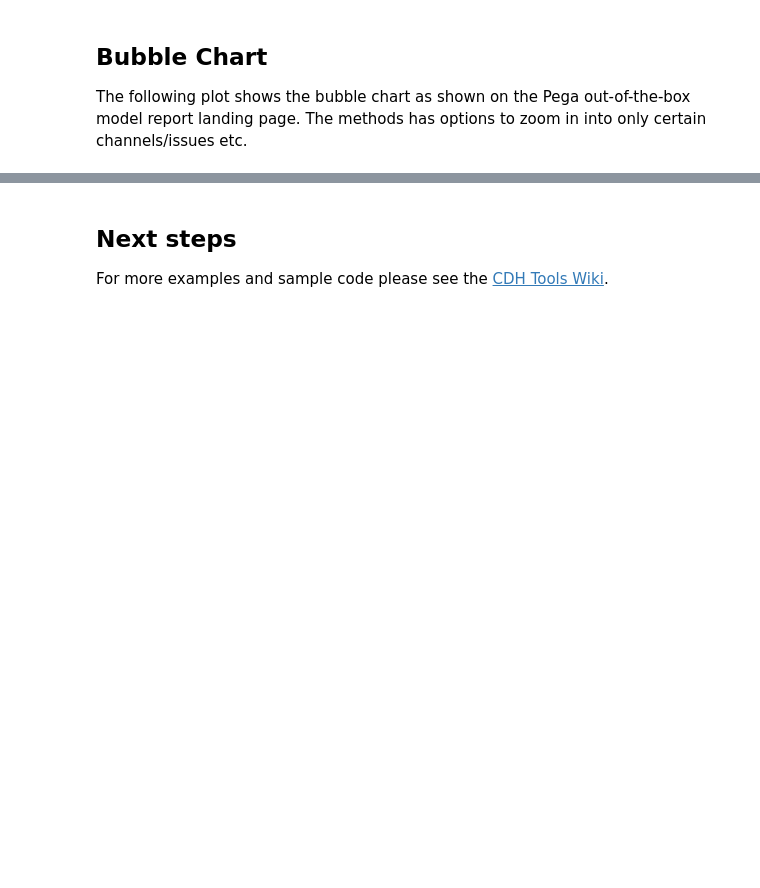
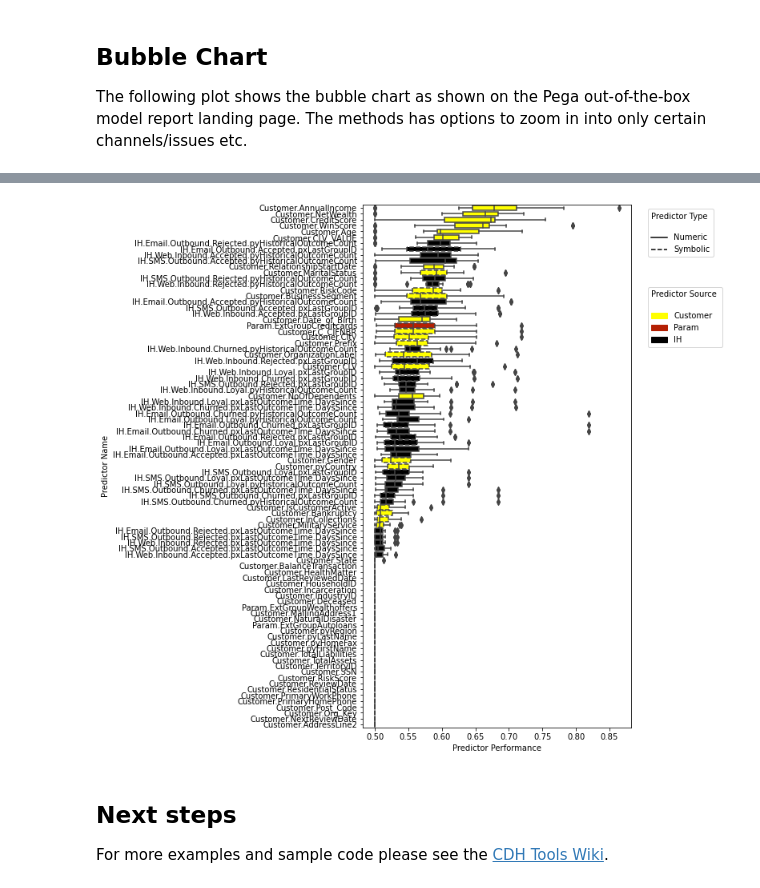
Before and after one commit to pegasystems/pega-datascientist-tools, a Jupyter notebook: examples/helloworld/hello_cdhtools.ipynb, the cells around one changed output, grey strips where cells are left out. Drawn from its saved outputs; the diff is of its cells as text; code cells hidden in the pictures; blank space fills up the shorter version.

```diff
--- a/examples/helloworld/hello_cdhtools.ipynb
+++ b/examples/helloworld/hello_cdhtools.ipynb
@@ -57,3 +75,7 @@ Models.show_bubble_chart()
+# %%
+Preds.show_predictor_performance_boxplot()
+# %% [output]
+[figure, added]
 # %% [markdown]
 ## Next steps
 
```
Also changed, not shown: parts of 7 cells of this notebook, 9 other files.
